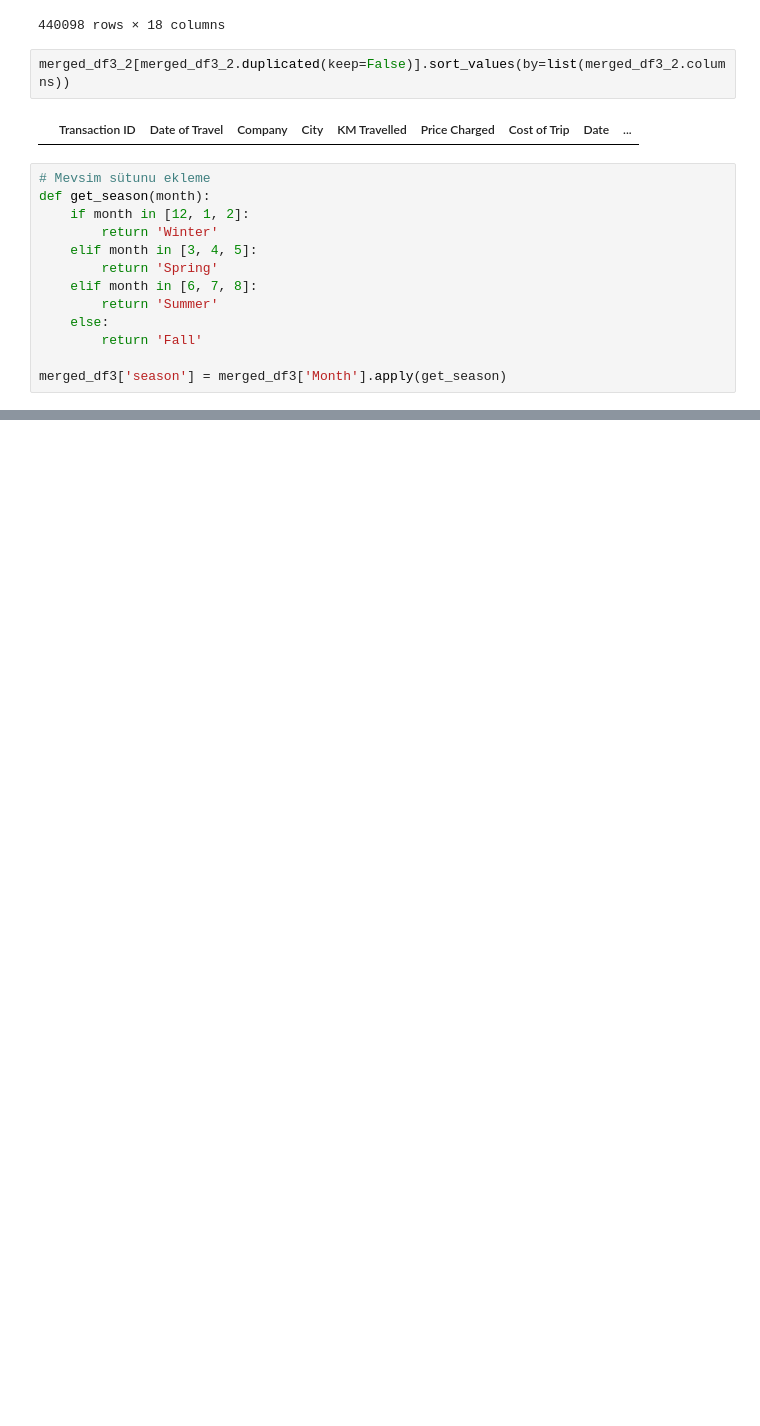
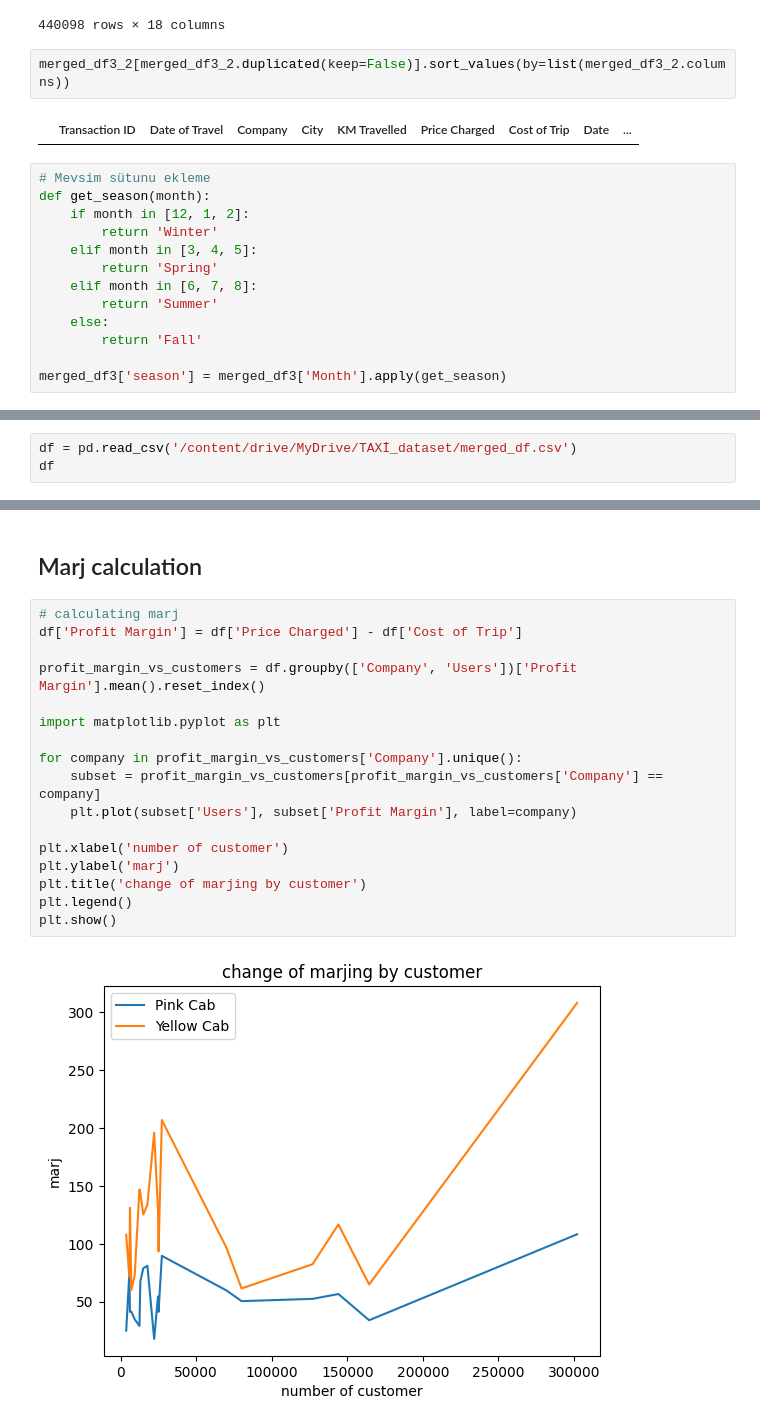
Before and after one commit to zehraozturkk/Cab_Industry, a Jupyter notebook: Processing.ipynb, the cells around one changed output, grey strips where cells are left out. Saved outputs shown, nothing was run; the diff lists cells and outputs as text; blank space fills up the shorter version.

Commit message:
added new analysis about company

```diff
--- a/Processing.ipynb
+++ b/Processing.ipynb
@@ -307,0 +289,3 @@ merged_df3
+# %%
+df = pd.read_csv('/content/drive/MyDrive/TAXİ_dataset/merged_df.csv')
+df
@@ -326,0 +419,21 @@ merged_df3.groupby(['Company', 'Gender']).size().unstack(fill_value=0)
+# %% [markdown]
+## Marj calculation
+# %%
+# calculating marj
+df['Profit Margin'] = df['Price Charged'] - df['Cost of Trip']
+
+profit_margin_vs_customers = df.groupby(['Company', 'Users'])['Profit Margin'].mean().reset_index()
+
+import matplotlib.pyplot as plt
+
+for company in profit_margin_vs_customers['Company'].unique():
+    subset = profit_margin_vs_customers[profit_margin_vs_customers['Company'] == company]
+    plt.plot(subset['Users'], subset['Profit Margin'], label=company)
+
+plt.xlabel('number of customer')
+plt.ylabel('marj')
+plt.title('change of marjing by customer')
+plt.legend()
+plt.show()
+# %% [output]
+[figure, added]
```
Also changed, not shown: parts of 32 cells of this notebook, 2 other files.
